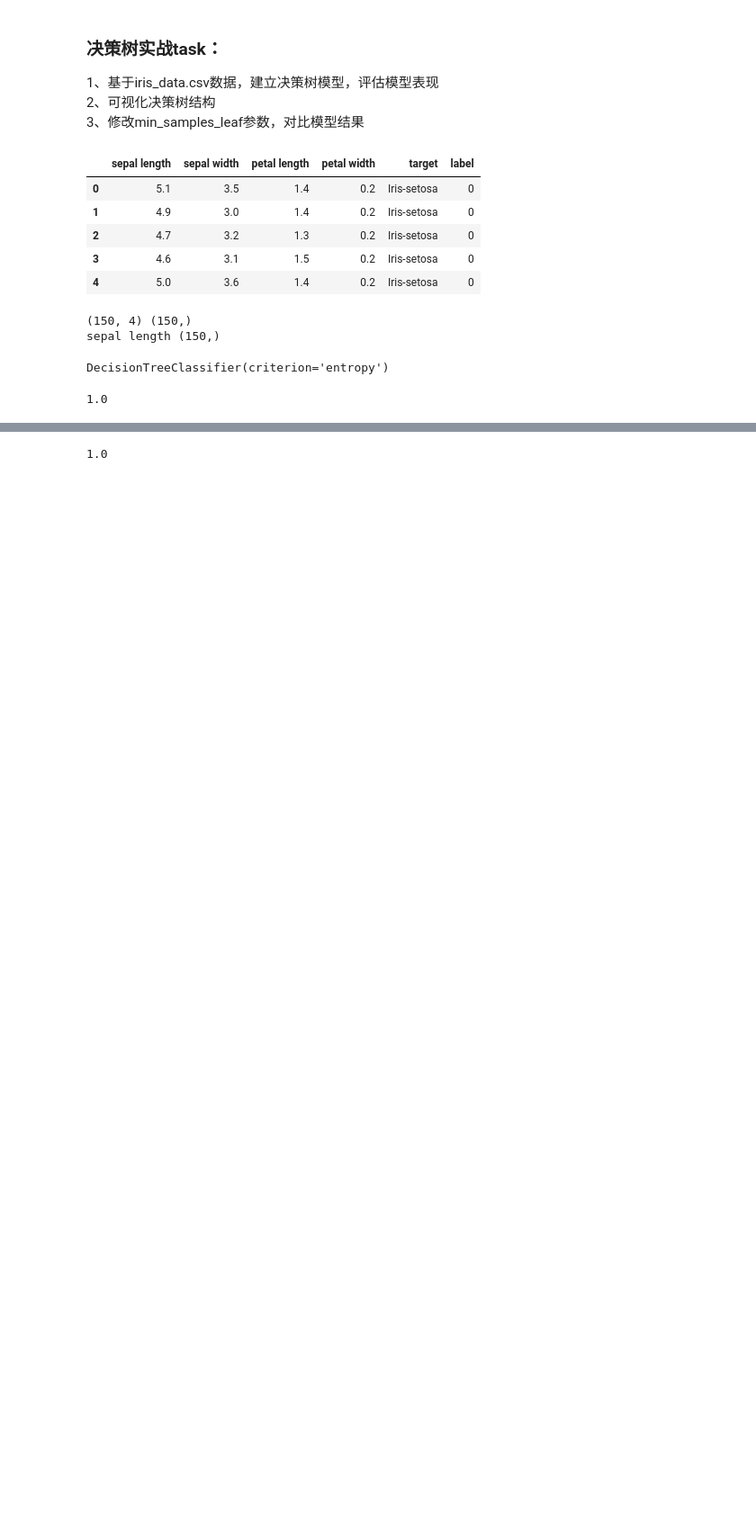
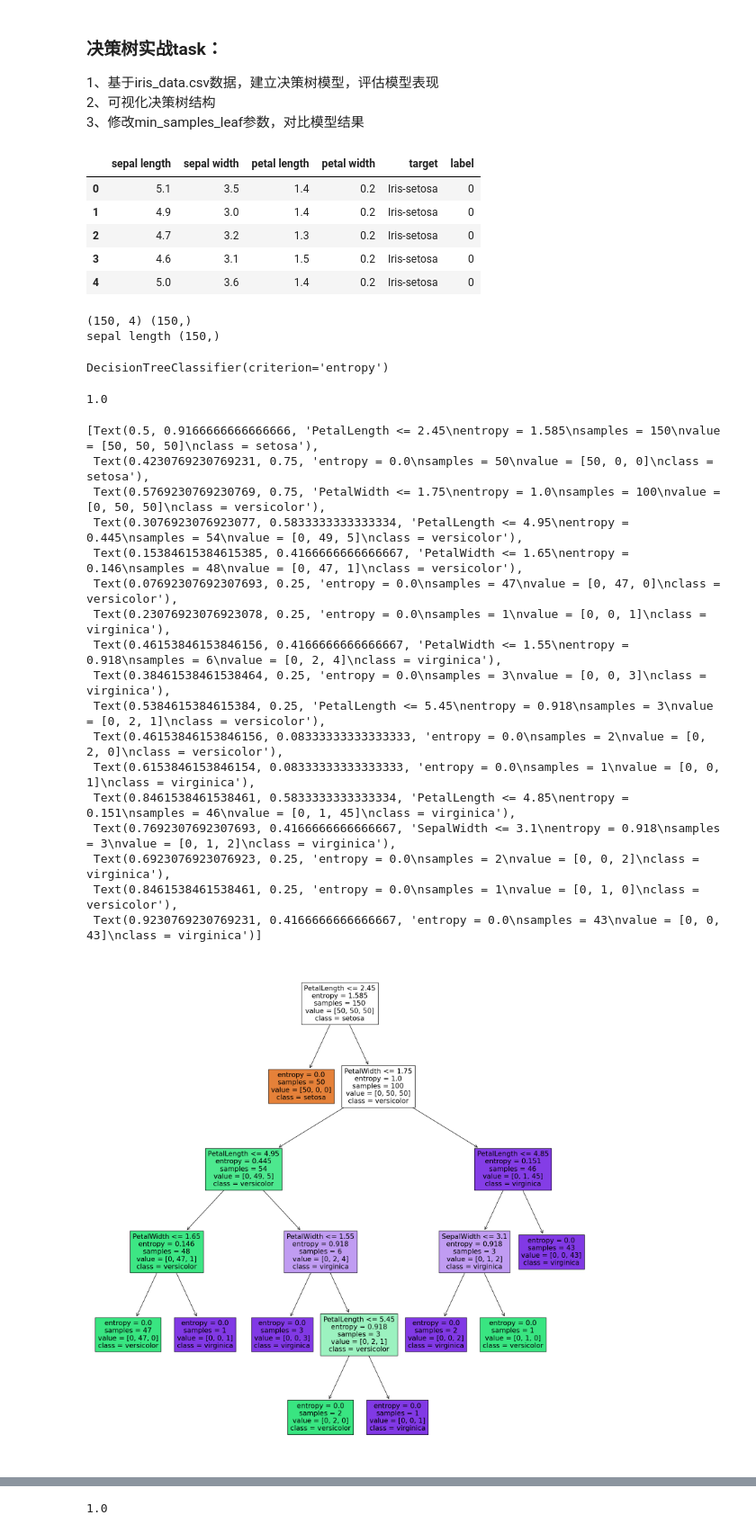
Before and after one commit to skywalkeryin/ai_course, a Jupyter notebook: chapter4/decision_tree-checkpoint.ipynb, the cells around one changed output, grey strips where cells are left out. Shown at 90% size. Saved outputs shown, nothing was run; the diff lists cells and outputs as text; code cells hidden in the pictures; blank space fills up the shorter version.

```diff
--- a/chapter4/decision_tree-checkpoint.ipynb
+++ b/chapter4/decision_tree-checkpoint.ipynb
@@ -41,3 +41,31 @@ accuracy = accuracy_score(y,y_predict)
 print(accuracy)
 # %% [output]
 1.0
+# %%
+# visualize the tree
+#visualize the tree
+%matplotlib inline
+from matplotlib import pyplot as plt
+fig = plt.figure(figsize=(20,20))
+tree.plot_tree(dc_tree,filled=True,
+               feature_names=['SepalLength', 'SepalWidth', 'PetalLength', 'PetalWidth'],
+               class_names=['setosa','versicolor','virginica'])
+# %% [output]
+[Text(0.5, 0.9166666666666666, 'PetalLength <= 2.45\nentropy = 1.585\nsamples = 150\nvalue = [50, 50, 50]\nclass = setosa'),
+ Text(0.4230769230769231, 0.75, 'entropy = 0.0\nsamples = 50\nvalue = [50, 0, 0]\nclass = setosa'),
+ Text(0.5769230769230769, 0.75, 'PetalWidth <= 1.75\nentropy = 1.0\nsamples = 100\nvalue = [0, 50, 50]\nclass = versicolor'),
+ Text(0.3076923076923077, 0.5833333333333334, 'PetalLength <= 4.95\nentropy = 0.445\nsamples = 54\nvalue = [0, 49, 5]\nclass = versicolor'),
+ Text(0.15384615384615385, 0.4166666666666667, 'PetalWidth <= 1.65\nentropy = 0.146\nsamples = 48\nvalue = [0, 47, 1]\nclass = versicolor'),
+ Text(0.07692307692307693, 0.25, 'entropy = 0.0\nsamples = 47\nvalue = [0, 47, 0]\nclass = versicolor'),
+ Text(0.23076923076923078, 0.25, 'entropy = 0.0\nsamples = 1\nvalue = [0, 0, 1]\nclass = virginica'),
+ Text(0.46153846153846156, 0.4166666666666667, 'PetalWidth <= 1.55\nentropy = 0.918\nsamples = 6\nvalue = [0, 2, 4]\nclass = virginica'),
+ Text(0.38461538461538464, 0.25, 'entropy = 0.0\nsamples = 3\nvalue = [0, 0, 3]\nclass = virginica'),
+ Text(0.5384615384615384, 0.25, 'PetalLength <= 5.45\nentropy = 0.918\nsamples = 3\nvalue = [0, 2, 1]\nclass = versicolor'),
+ Text(0.46153846153846156, 0.08333333333333333, 'entropy = 0.0\nsamples = 2\nvalue = [0, 2, 0]\nclass = versicolor'),
+ Text(0.6153846153846154, 0.08333333333333333, 'entropy = 0.0\nsamples = 1\nvalue = [0, 0, 1]\nclass = virginica'),
+ Text(0.8461538461538461, 0.5833333333333334, 'PetalLength <= 4.85\nentropy = 0.151\nsamples = 46\nvalue = [0, 1, 45]\nclass = virginica'),
+ Text(0.7692307692307693, 0.4166666666666667, 'SepalWidth <= 3.1\nentropy = 0.918\nsamples = 3\nvalue = [0, 1, 2]\nclass = virginica'),
+ Text(0.6923076923076923, 0.25, 'entropy = 0.0\nsamples = 2\nvalue = [0, 0, 2]\nclass = virginica'),
+ Text(0.8461538461538461, 0.25, 'entropy = 0.0\nsamples = 1\nvalue = [0, 1, 0]\nclass = versicolor'),
+ Text(0.9230769230769231, 0.4166666666666667, 'entropy = 0.0\nsamples = 43\nvalue = [0, 0, 43]\nclass = virginica')]
+[figure, added]
```
Also changed, not shown: parts of 2 cells of this notebook, 4 other files.
